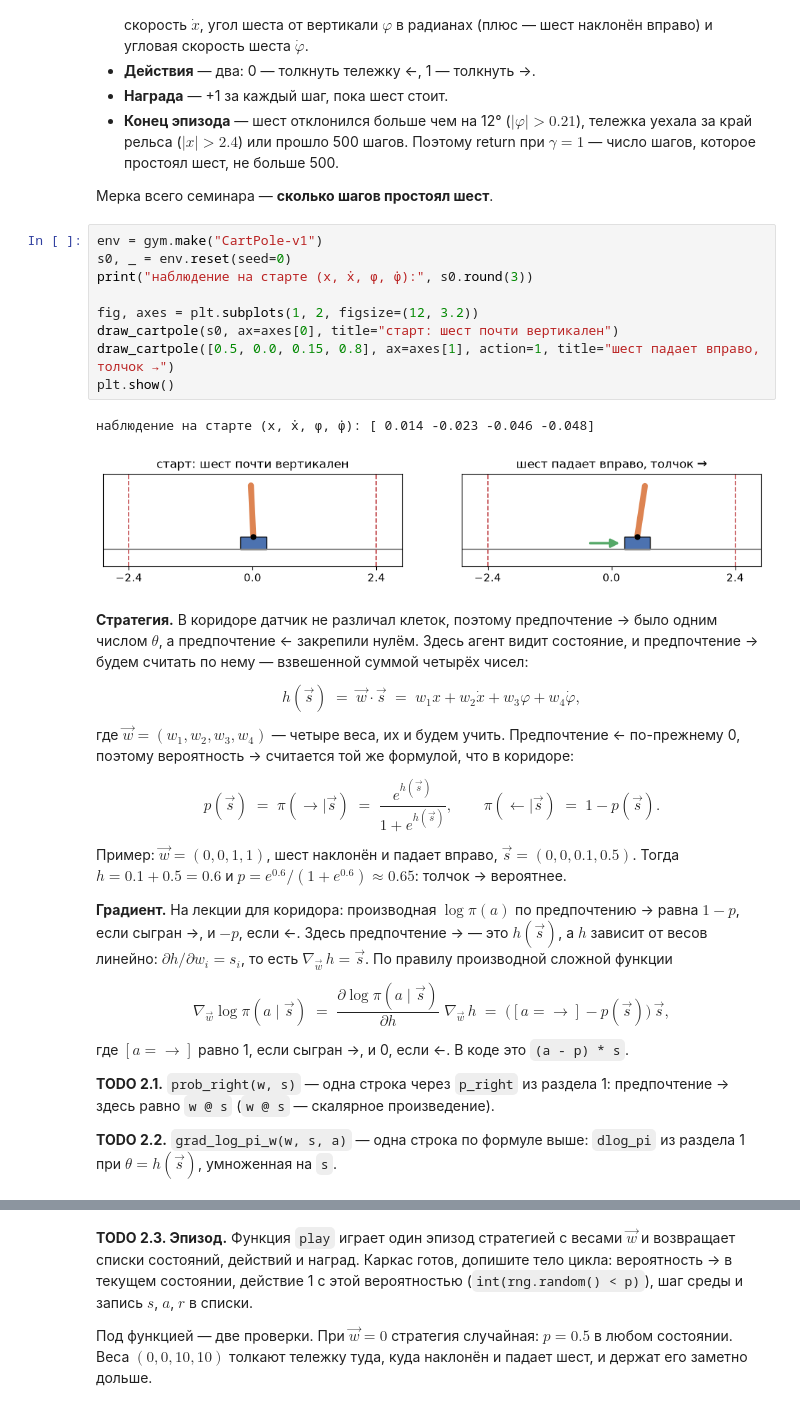
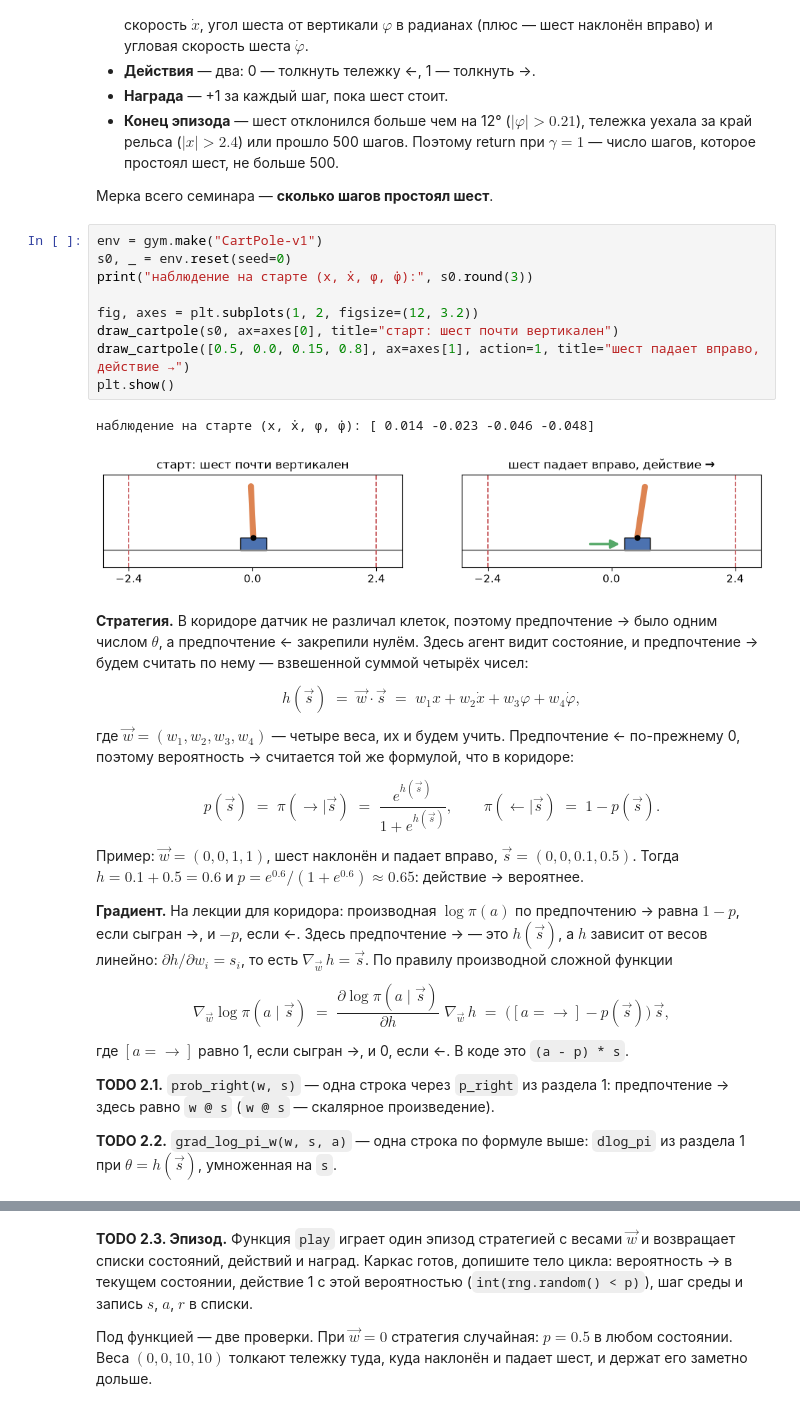
Before and after one commit to IlyaChichkanov/Reinforcement-learning, a Jupyter notebook: solutions/week05/seminar.ipynb, the cells around one changed output, grey strips where cells are left out. Cells and saved outputs as stored; diff of their text form.

Commit message:
Семинар 5: решение перевыполнено, «действие» вместо «толчок»
Co-Authored-By: Claude Opus 5.5 <noreply@anthropic.com>
Claude-Session: https://claude.ai/code/session_01Vc9ogbT9B5qkmbhtAgd25J

```diff
--- a/solutions/week05/seminar.ipynb
+++ b/solutions/week05/seminar.ipynb
@@ -102,15 +102,15 @@ OK: после → сдвиг +0.10, после ← -0.90, в среднем -0.
 # %%
 env = gym.make("CartPole-v1")
 s0, _ = env.reset(seed=0)
 print("наблюдение на старте (x, ẋ, φ, φ̇):", s0.round(3))
 
 fig, axes = plt.subplots(1, 2, figsize=(12, 3.2))
 draw_cartpole(s0, ax=axes[0], title="старт: шест почти вертикален")
-draw_cartpole([0.5, 0.0, 0.15, 0.8], ax=axes[1], action=1, title="шест падает вправо, толчок →")
+draw_cartpole([0.5, 0.0, 0.15, 0.8], ax=axes[1], action=1, title="шест падает вправо, действие →")
 plt.show()
 # %% [output]
 наблюдение на старте (x, ẋ, φ, φ̇): [ 0.014 -0.023 -0.046 -0.048]
-[figure, old version]
+[figure, new version]
 # %% [markdown]
 **Стратегия.** В коридоре датчик не различал клеток, поэтому предпочтение → было одним числом $\theta$, а предпочтение ← закрепили нулём. Здесь агент видит состояние, и предпочтение → будем считать по нему — взвешенной суммой четырёх чисел:
 
@@ -124,7 +124,7 @@ $$
 p(\vec s) \;=\; \pi(\rightarrow \mid \vec s) \;=\; \frac{e^{h(\vec s)}}{1 + e^{h(\vec s)}} , \qquad \pi(\leftarrow \mid \vec s) \;=\; 1 - p(\vec s) .
 $$
 
-Пример: $\vec w = (0, 0, 1, 1)$, шест наклонён и падает вправо, $\vec s = (0, 0, 0.1, 0.5)$. Тогда $h = 0.1 + 0.5 = 0.6$ и $p = e^{0.6} / (1 + e^{0.6}) \approx 0.65$: толчок → вероятнее.
+Пример: $\vec w = (0, 0, 1, 1)$, шест наклонён и падает вправо, $\vec s = (0, 0, 0.1, 0.5)$. Тогда $h = 0.1 + 0.5 = 0.6$ и $p = e^{0.6} / (1 + e^{0.6}) \approx 0.65$: действие → вероятнее.
 
 **Градиент.** На лекции для коридора: производная $\log \pi(a)$ по предпочтению → равна $1 - p$, если сыгран →, и $-p$, если ←. Здесь предпочтение → — это $h(\vec s)$, а $h$ зависит от весов линейно: $\partial h / \partial w_i = s_i$, то есть $\nabla_{\vec w}\, h = \vec s$. По правилу производной сложной функции
 
```
Also changed, not shown: parts of 5 cells of this notebook.
